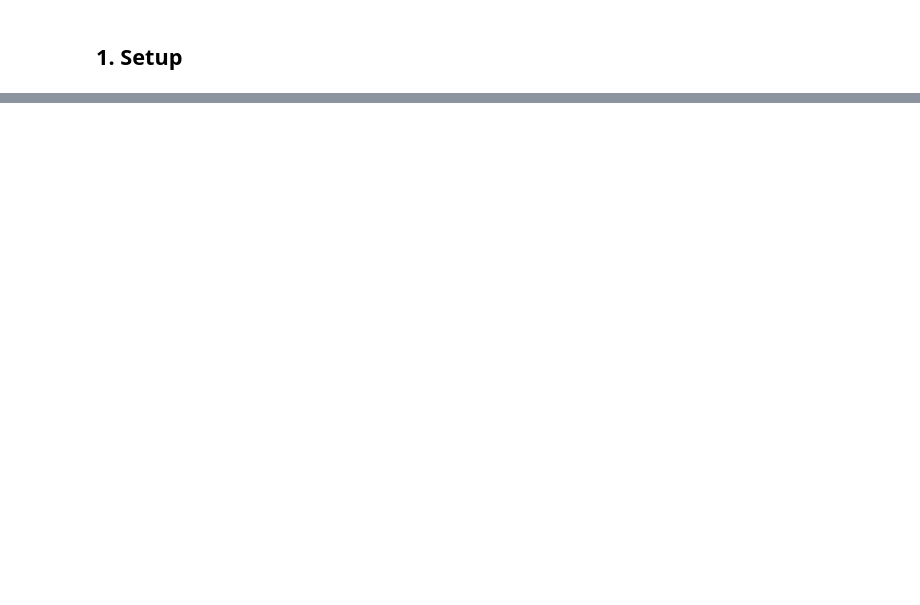
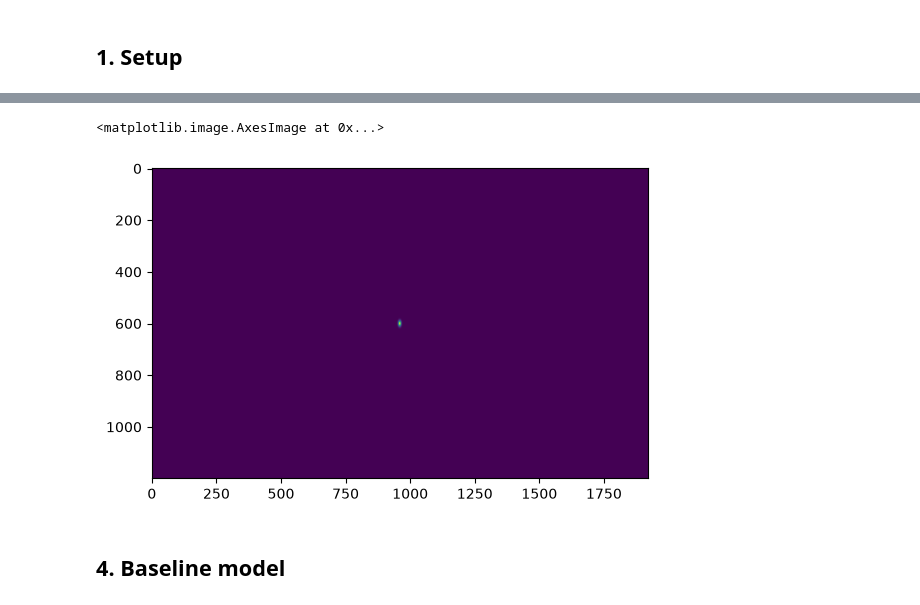
Before and after one commit to aghribi/artifact-hackathon-2026, a Jupyter notebook: challenges/optimisation/kickoff_notebook.ipynb, the cells around one changed output, grey strips where cells are left out. Cells and saved outputs as stored; diff of their text form; code cells hidden in the pictures; blank space fills up the shorter version.

```diff
--- a/challenges/optimisation/kickoff_notebook.ipynb
+++ b/challenges/optimisation/kickoff_notebook.ipynb
@@ -433,0 +44,8 @@ settings, not necessarily here.
+# %%
+# Plot a screen reading
+plt.imshow(lattice.elements[lattice.element_index("CLA-FEH-DIA-SCR-01".lower().replace("-","_"))].reading)
+# %% [output]
+<matplotlib.image.AxesImage at 0x...>
+[figure, added]
+# %% [markdown]
+## 4. Baseline model
```
Also changed, not shown: parts of 28 cells of this notebook, 3 other files.
